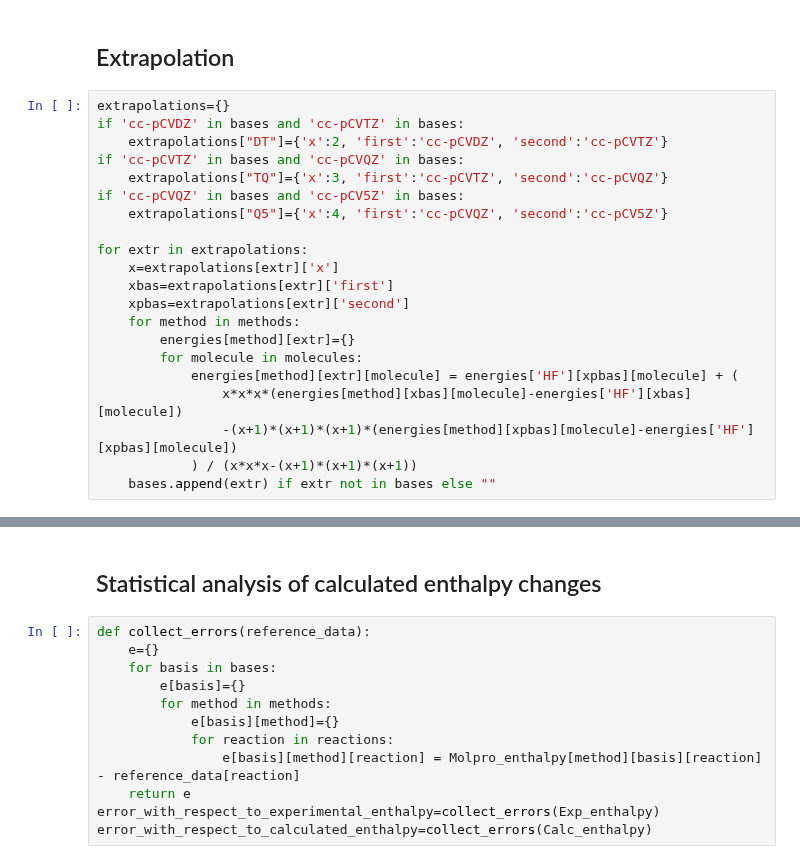
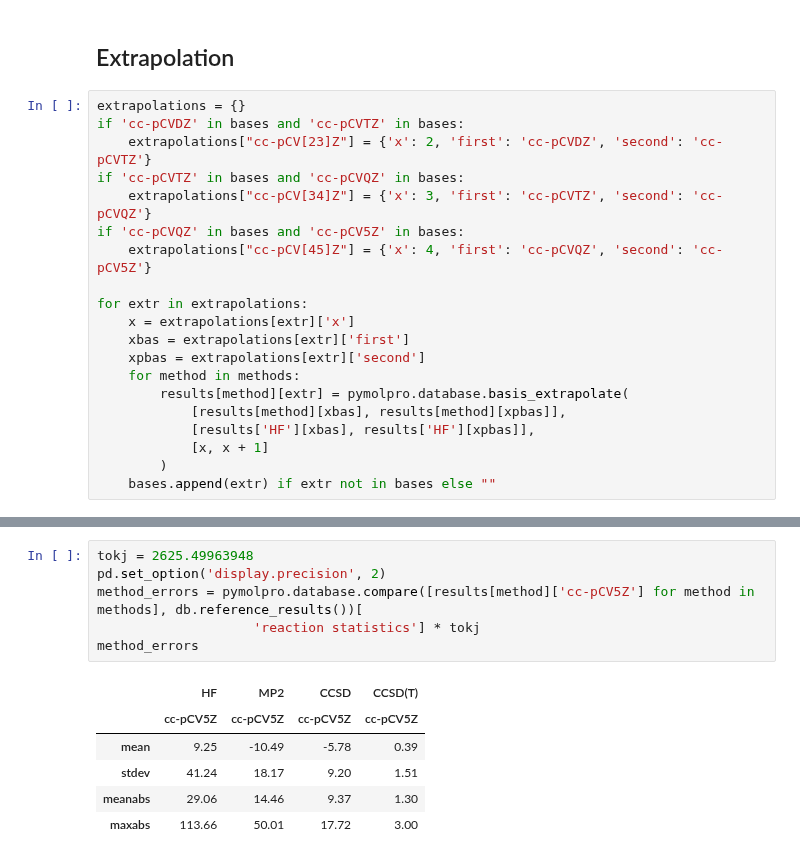
Before and after one commit to molpro/pymolpro, a Jupyter notebook: examples/thermochemical_benchmark_for_methods.ipynb, the cells around one changed output, grey strips where cells are left out. Saved outputs shown, nothing was run; the diff lists cells and outputs as text.

```diff
--- a/examples/thermochemical_benchmark_for_methods.ipynb
+++ b/examples/thermochemical_benchmark_for_methods.ipynb
@@ -88,23 +27,22 @@ for method in methods:
 # %% [markdown]
 ## Extrapolation
 # %%
-extrapolations={}
+extrapolations = {}
 if 'cc-pCVDZ' in bases and 'cc-pCVTZ' in bases:
-    extrapolations["DT"]={'x':2, 'first':'cc-pCVDZ', 'second':'cc-pCVTZ'}
+    extrapolations["cc-pCV[23]Z"] = {'x': 2, 'first': 'cc-pCVDZ', 'second': 'cc-pCVTZ'}
 if 'cc-pCVTZ' in bases and 'cc-pCVQZ' in bases:
-    extrapolations["TQ"]={'x':3, 'first':'cc-pCVTZ', 'second':'cc-pCVQZ'}
+    extrapolations["cc-pCV[34]Z"] = {'x': 3, 'first': 'cc-pCVTZ', 'second': 'cc-pCVQZ'}
 if 'cc-pCVQZ' in bases and 'cc-pCV5Z' in bases:
-    extrapolations["Q5"]={'x':4, 'first':'cc-pCVQZ', 'second':'cc-pCV5Z'}
+    extrapolations["cc-pCV[45]Z"] = {'x': 4, 'first': 'cc-pCVQZ', 'second': 'cc-pCV5Z'}
 
 for extr in extrapolations:
-    x=extrapolations[extr]['x']
-    xbas=extrapolations[extr]['first']
-    xpbas=extrapolations[extr]['second']
+    x = extrapolations[extr]['x']
+    xbas = extrapolations[extr]['first']
+    xpbas = extrapolations[extr]['second']
     for method in methods:
-        energies[method][extr]={}
-        for molecule in molecules:
-            energies[method][extr][molecule] = energies['HF'][xpbas][molecule] + (
-                x*x*x*(energies[method][xbas][molecule]-energies['HF'][xbas][molecule])
-                -(x+1)*(x+1)*(x+1)*(energies[method][xpbas][molecule]-energies['HF'][xpbas][molecule])
-            ) / (x*x*x-(x+1)*(x+1)*(x+1))
+        results[method][extr] = pymolpro.database.basis_extrapolate(
+            [results[method][xbas], results[method][xpbas]],
+            [results['HF'][xbas], results['HF'][xpbas]],
+            [x, x + 1]
+        )
     bases.append(extr) if extr not in bases else ""
@@ -156,14 +49,13 @@ for name in reactions:
-# %% [markdown]
-## Statistical analysis of calculated enthalpy changes
-# %%
-def collect_errors(reference_data):
-    e={}
-    for basis in bases:
-        e[basis]={}
-        for method in methods:
-            e[basis][method]={}
-            for reaction in reactions:
-                e[basis][method][reaction] = Molpro_enthalpy[method][basis][reaction] - reference_data[reaction]
-    return e
-error_with_respect_to_experimental_enthalpy=collect_errors(Exp_enthalpy)
-error_with_respect_to_calculated_enthalpy=collect_errors(Calc_enthalpy)
+# %%
+tokj = 2625.49963948
+pd.set_option('display.precision', 2)
+method_errors = pymolpro.database.compare([results[method]['cc-pCV5Z'] for method in methods], db.reference_results())[
+                    'reaction statistics'] * tokj
+method_errors
+# %% [output]
+|  | HF | MP2 | CCSD | CCSD(T) |
+|  | cc-pCV5Z | cc-pCV5Z | cc-pCV5Z | cc-pCV5Z |
+| mean | 9.25 | -10.49 | -5.78 | 0.39 |
+| stdev | 41.24 | 18.17 | 9.20 | 1.51 |
+| meanabs | 29.06 | 14.46 | 9.37 | 1.30 |
+| maxabs | 113.66 | 50.01 | 17.72 | 3.00 |
```
Also changed, not shown: parts of 33 cells of this notebook, 28 other files.
